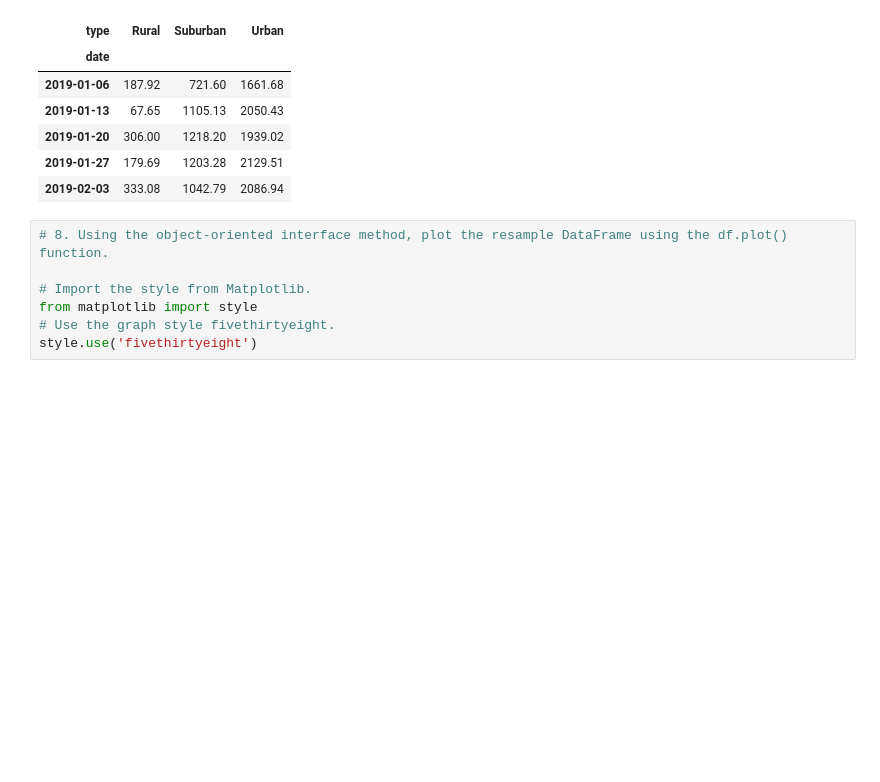
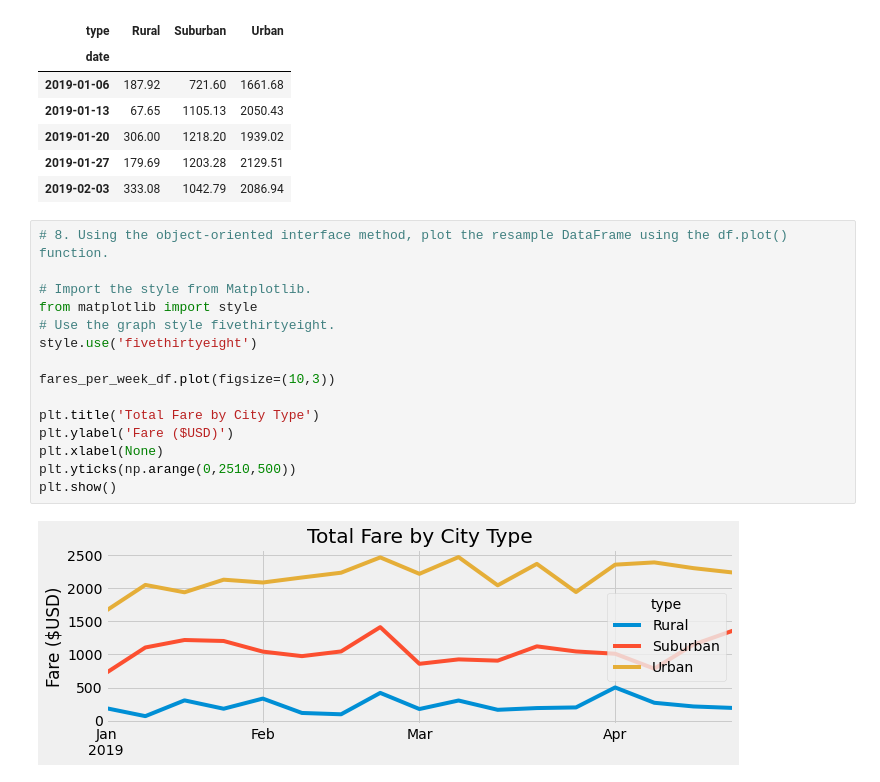
Before and after one commit to juliomeza/PyBer_Analysis, a Jupyter notebook: PyBer_Challenge.ipynb, the cells around one changed output. Saved outputs shown, nothing was run; the diff lists cells and outputs as text; blank space fills up the shorter version.

Commit message:
Editing Chart

```diff
--- a/PyBer_Challenge.ipynb
+++ b/PyBer_Challenge.ipynb
@@ -253,7 +254,17 @@ fares_per_week_df.head()
 # %%
 # 8. Using the object-oriented interface method, plot the resample DataFrame using the df.plot() function.
 
 # Import the style from Matplotlib.
 from matplotlib import style
 # Use the graph style fivethirtyeight.
 style.use('fivethirtyeight')
+
+fares_per_week_df.plot(figsize=(10,3))
+
+plt.title('Total Fare by City Type')
+plt.ylabel('Fare ($USD)')
+plt.xlabel(None)
+plt.yticks(np.arange(0,2510,500))
+plt.show()
+# %% [output]
+[figure, added]
```
Also changed, not shown: parts of 1 cell of this notebook.
